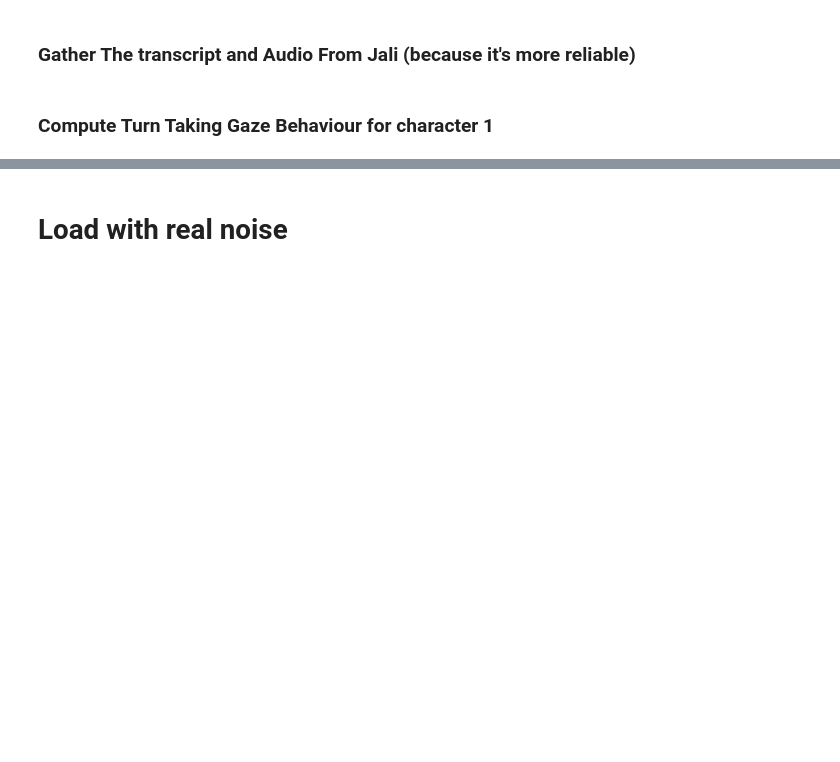
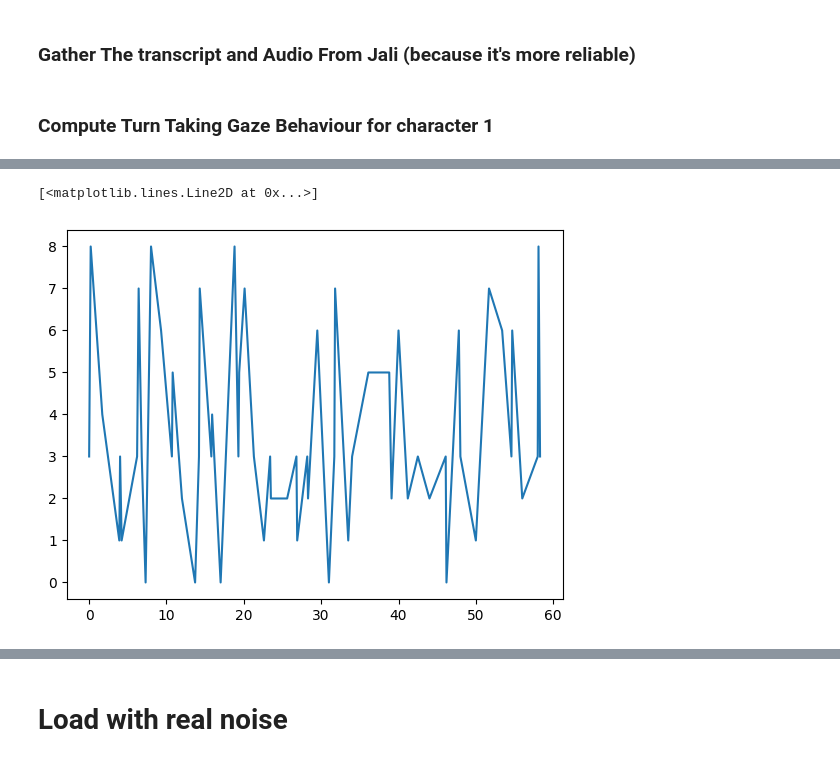
Before and after one commit to EvanSamaa/Gaze_project, a Jupyter notebook: gazeFramework_jali_preprocessing.ipynb, the cells around one changed output, grey strips where cells are left out. Saved outputs shown, nothing was run; the diff lists cells and outputs as text; code cells hidden in the pictures; blank space fills up the shorter version.

```diff
--- a/gazeFramework_jali_preprocessing.ipynb
+++ b/gazeFramework_jali_preprocessing.ipynb
@@ -478,3 +482,8 @@ plt.plot(output_times, output_targets)
+# %%
+plt.plot(output_times, output_targets)
+# %% [output]
+[<matplotlib.lines.Line2D at 0x...>]
+[figure, added]
 # %%
 # =============================================================================================
 # ========================== plan scan path based on the saliency maps ========================
```
Also changed, not shown: parts of 8 cells of this notebook, 3 other files.
